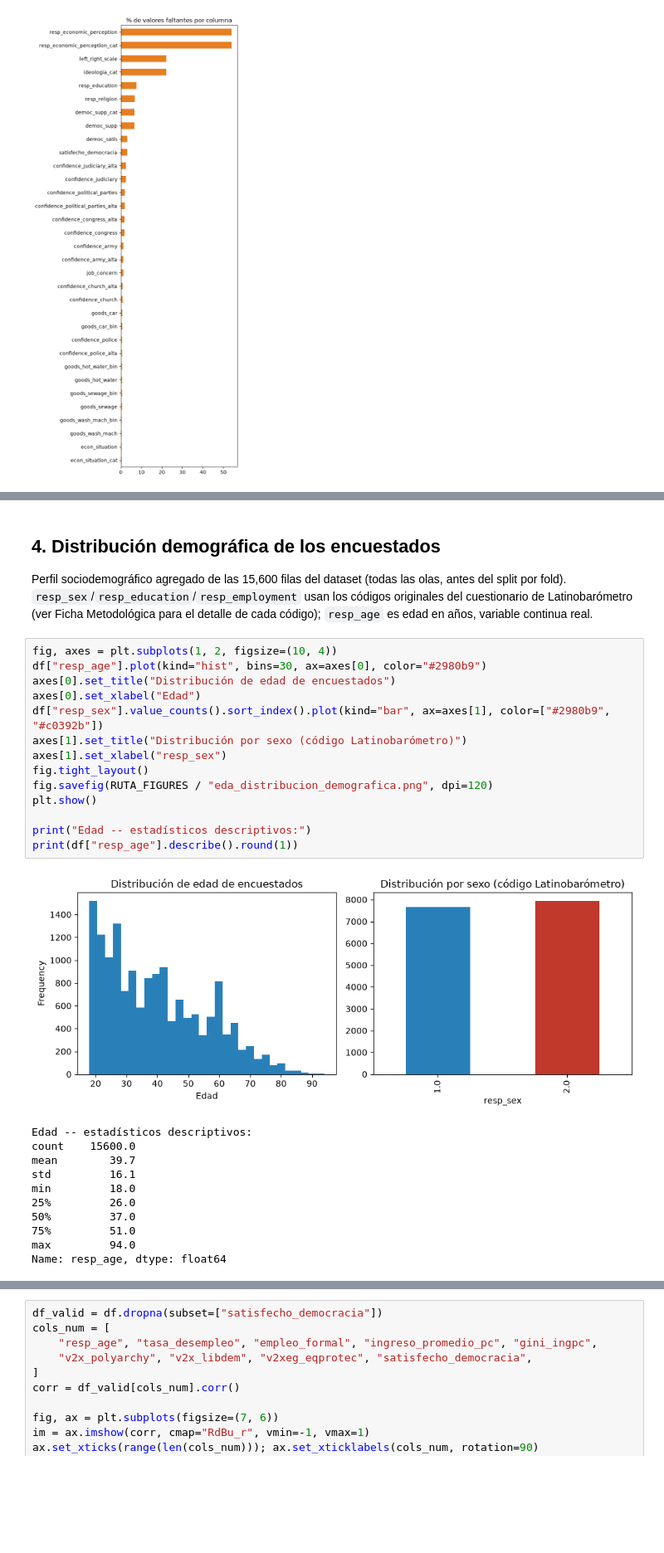
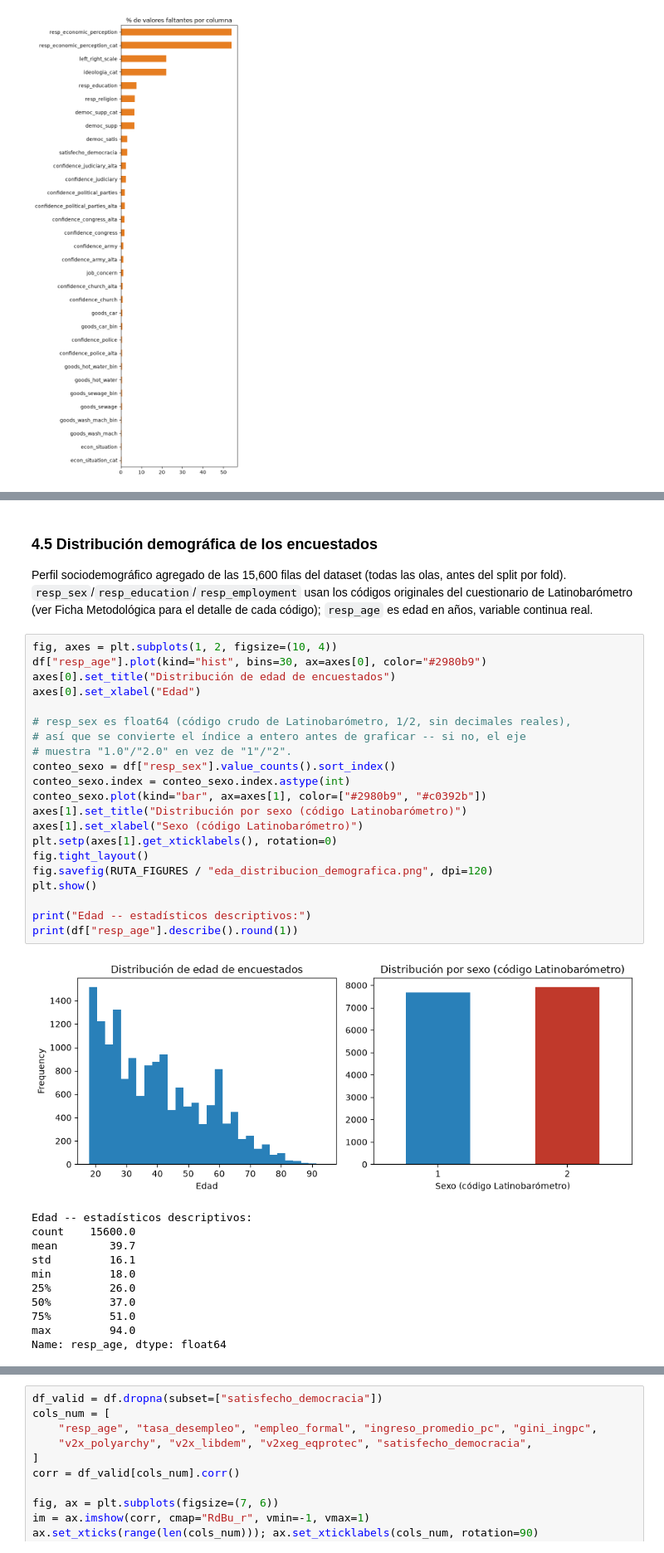
Before and after one commit to DiegoMarceloAP/democratic-satisfaction-ec, a Jupyter notebook: notebooks/01_eda_balance_clases.ipynb, the cells around one changed output, grey strips where cells are left out. Shown at 83% size. Cells and saved outputs as stored; diff of their text form; blank space fills up the shorter version.

```diff
--- a/notebooks/01_eda_balance_clases.ipynb
+++ b/notebooks/01_eda_balance_clases.ipynb
@@ -186,23 +233,30 @@ dtype: float64
 # %% [markdown]
-## 4. Distribución demográfica de los encuestados
+### 4.5 Distribución demográfica de los encuestados
 
 Perfil sociodemográfico agregado de las 15,600 filas del dataset (todas las olas, antes del split por fold). `resp_sex`/`resp_education`/`resp_employment` usan los códigos originales del cuestionario de Latinobarómetro (ver Ficha Metodológica para el detalle de cada código); `resp_age` es edad en años, variable continua real.
 # %%
 fig, axes = plt.subplots(1, 2, figsize=(10, 4))
 df["resp_age"].plot(kind="hist", bins=30, ax=axes[0], color="#2980b9")
 axes[0].set_title("Distribución de edad de encuestados")
 axes[0].set_xlabel("Edad")
-df["resp_sex"].value_counts().sort_index().plot(kind="bar", ax=axes[1], color=["#2980b9", "#c0392b"])
+
+# resp_sex es float64 (código crudo de Latinobarómetro, 1/2, sin decimales reales),
+# así que se convierte el índice a entero antes de graficar -- si no, el eje
+# muestra "1.0"/"2.0" en vez de "1"/"2".
+conteo_sexo = df["resp_sex"].value_counts().sort_index()
+conteo_sexo.index = conteo_sexo.index.astype(int)
+conteo_sexo.plot(kind="bar", ax=axes[1], color=["#2980b9", "#c0392b"])
 axes[1].set_title("Distribución por sexo (código Latinobarómetro)")
-axes[1].set_xlabel("resp_sex")
+axes[1].set_xlabel("Sexo (código Latinobarómetro)")
+plt.setp(axes[1].get_xticklabels(), rotation=0)
 fig.tight_layout()
 fig.savefig(RUTA_FIGURES / "eda_distribucion_demografica.png", dpi=120)
 plt.show()
 
 print("Edad -- estadísticos descriptivos:")
 print(df["resp_age"].describe().round(1))
 # %% [output]
-[figure, old version]
+[figure, new version]
 Edad -- estadísticos descriptivos:
 count    15600.0
 mean        39.7
```
Also changed, not shown: parts of 18 cells of this notebook, 35 other files.
